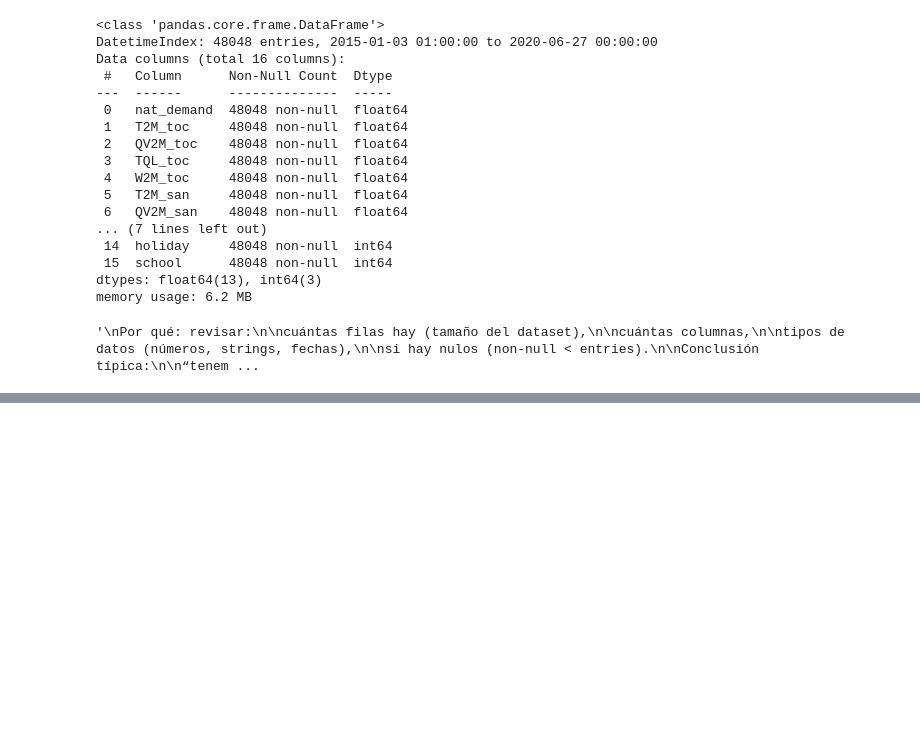
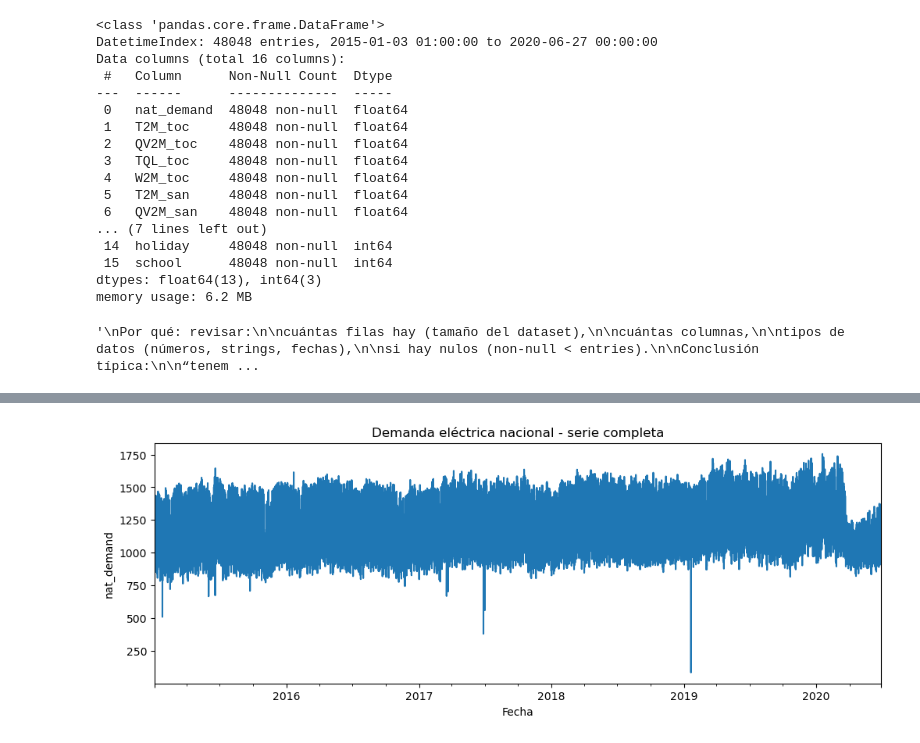
Before and after one commit to Ivo196/Electricity-Load-Forecasting, a Jupyter notebook: notebooks/01_exploracion_datos.ipynb, the cells around one changed output, grey strips where cells are left out. Cells and saved outputs as stored; diff of their text form; code cells hidden in the pictures; blank space fills up the shorter version.

Commit message:
add figure

```diff
--- a/notebooks/01_exploracion_datos.ipynb
+++ b/notebooks/01_exploracion_datos.ipynb
@@ -98,3 +98,12 @@ df.describe()
 | 50% | 1168.427700 | 27.118051 | 0.018590 | 0.065201 | 12.182103 | 26.167352 | 0.018351 | 0.085968 | 5.992762 | 24.001718 | ... |
 | 75% | 1327.563950 | 28.558344 | 0.019521 | 0.117310 | 18.661282 | 28.712335 | 0.019242 | 0.157288 | 9.409871 | 26.243402 | ... |
 | max | 1754.882000 | 35.039575 | 0.022690 | 0.521240 | 39.229726 | 39.063440 | 0.022165 | 0.484985 | 24.483937 | 34.216211 | ... |
+# %%
+plt.figure(figsize=(12,4))
+df['nat_demand'].plot()
+plt.title('Demanda eléctrica nacional - serie completa')
+plt.ylabel('nat_demand')
+plt.xlabel('Fecha')
+plt.show()
+# %% [output]
+[figure, added]
```
Also changed, not shown: parts of 1 cell of this notebook, 2 other files.
